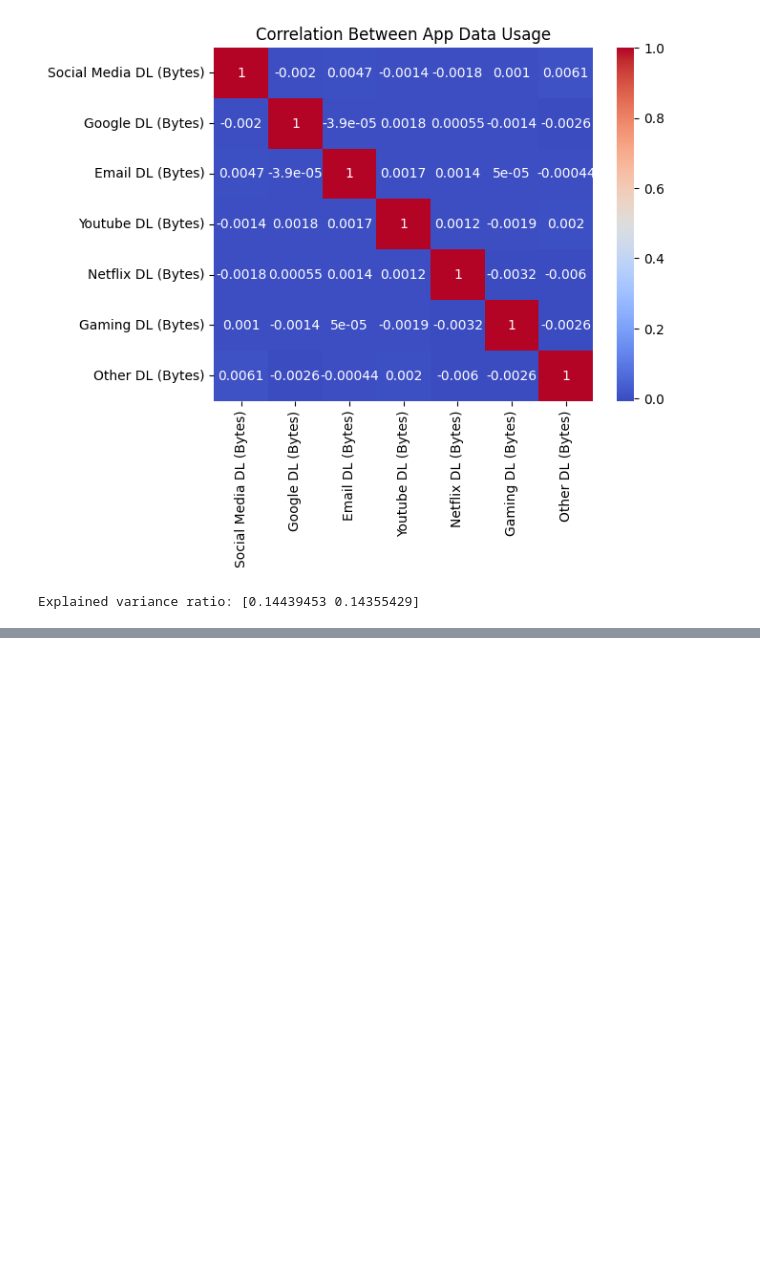
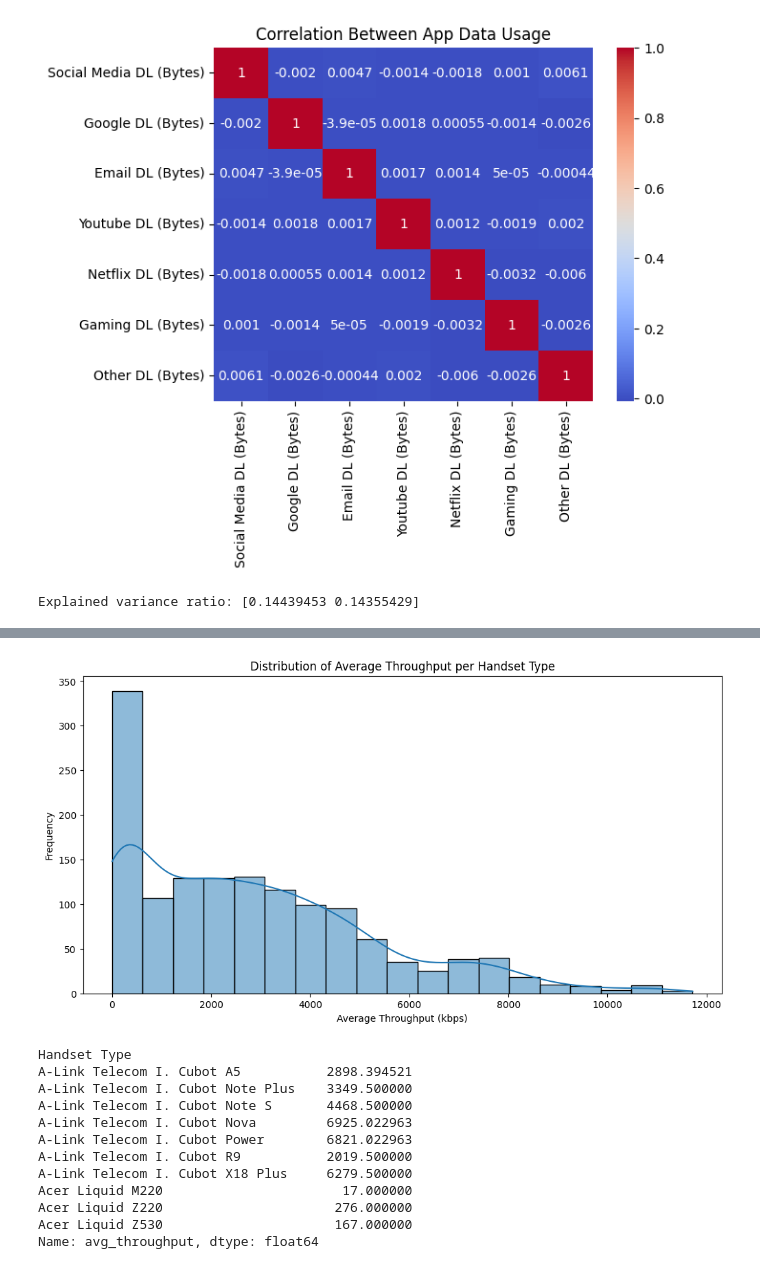
Before and after one commit to dani6566/TellCo, a Jupyter notebook: Notbook/User_Overview_analysis.ipynb, the cells around one changed output, grey strips where cells are left out. Saved outputs shown, nothing was run; the diff lists cells and outputs as text; code cells hidden in the pictures; blank space fills up the shorter version.

```diff
--- a/Notbook/User_Overview_analysis.ipynb
+++ b/Notbook/User_Overview_analysis.ipynb
@@ -414,0 +829,32 @@ Explained variance ratio: [0.14439453 0.14355429]
+# %%
+import matplotlib.pyplot as plt
+import seaborn as sns
+
+# Compute average throughput per handset type
+df['avg_throughput'] = (df[throughput_dl_col] + df[throughput_ul_col]) / 2
+throughput_by_handset = df.groupby('Handset Type')['avg_throughput'].mean()
+
+# Plot the distribution of average throughput per handset type
+plt.figure(figsize=(12, 6))
+sns.histplot(throughput_by_handset, kde=True)
+plt.title('Distribution of Average Throughput per Handset Type')
+plt.xlabel('Average Throughput (kbps)')
+plt.ylabel('Frequency')
+plt.show()
+
+# Display throughput by handset type
+print(throughput_by_handset.head(10))
+# %% [output]
+[figure, added]
+Handset Type
+A-Link Telecom I. Cubot A5           2898.394521
+A-Link Telecom I. Cubot Note Plus    3349.500000
+A-Link Telecom I. Cubot Note S       4468.500000
+A-Link Telecom I. Cubot Nova         6925.022963
+A-Link Telecom I. Cubot Power        6821.022963
+A-Link Telecom I. Cubot R9           2019.500000
+A-Link Telecom I. Cubot X18 Plus     6279.500000
+Acer Liquid M220                       17.000000
+Acer Liquid Z220                      276.000000
+Acer Liquid Z530                      167.000000
+Name: avg_throughput, dtype: float64
```
Also changed, not shown: parts of 23 cells of this notebook, 7 other files.
